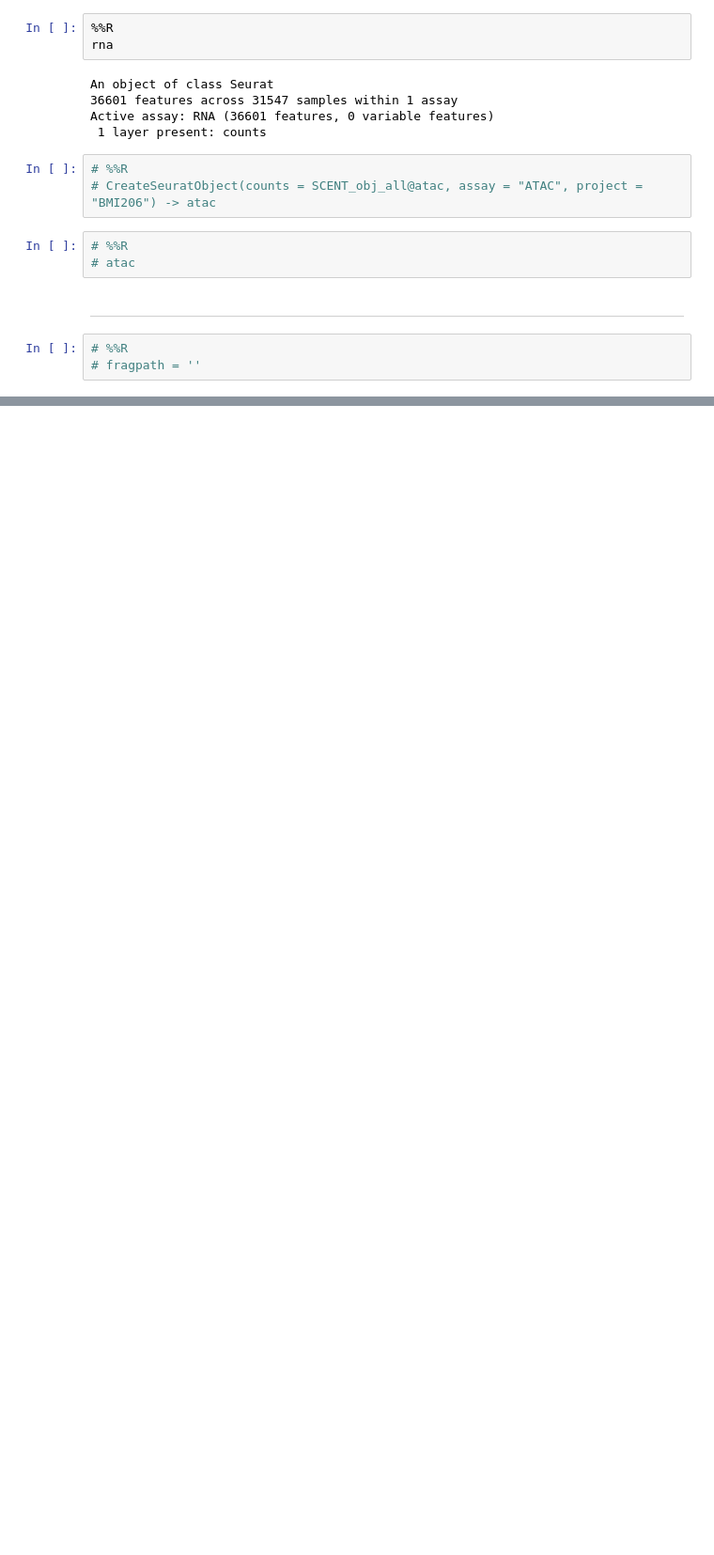
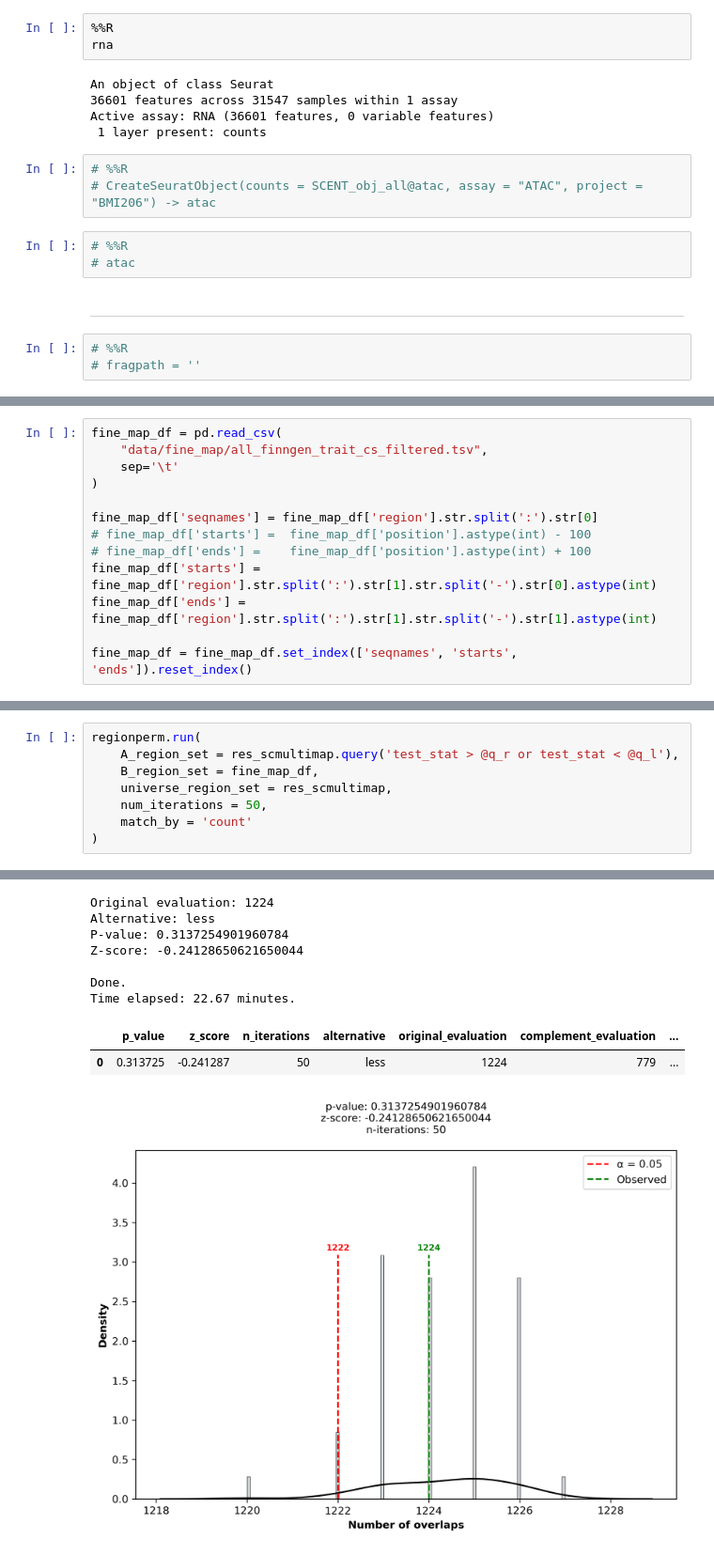
Before and after one commit to abearab/BMI-206-Class-Project, a Jupyter notebook: individual_abe.ipynb, the cells around one changed output, grey strips where cells are left out. Shown at 94% size. Saved outputs shown, nothing was run; the diff lists cells and outputs as text; blank space fills up the shorter version.

```diff
--- a/individual_abe.ipynb
+++ b/individual_abe.ipynb
@@ -144,0 +351,13 @@ I'm not sure why `pairs_df` is empty. I will try to debug it!
+# %%
+fine_map_df = pd.read_csv(
+    "data/fine_map/all_finngen_trait_cs_filtered.tsv",
+    sep='\t'
+)
+
+fine_map_df['seqnames'] = fine_map_df['region'].str.split(':').str[0]
+# fine_map_df['starts'] =  fine_map_df['position'].astype(int) - 100
+# fine_map_df['ends'] =    fine_map_df['position'].astype(int) + 100
+fine_map_df['starts'] =  fine_map_df['region'].str.split(':').str[1].str.split('-').str[0].astype(int)
+fine_map_df['ends'] =    fine_map_df['region'].str.split(':').str[1].str.split('-').str[1].astype(int)
+
+fine_map_df = fine_map_df.set_index(['seqnames', 'starts', 'ends']).reset_index()
@@ -144,0 +468,9 @@ I'm not sure why `pairs_df` is empty. I will try to debug it!
+# %%
+regionperm.run(
+    A_region_set = res_scmultimap.query('test_stat > @q_r or test_stat < @q_l'),
+    B_region_set = fine_map_df,
+    universe_region_set = res_scmultimap,
+    num_iterations = 50,
+    match_by = 'count'
+)
+# %% [output]
@@ -144,0 +486,10 @@ I'm not sure why `pairs_df` is empty. I will try to debug it!
+Original evaluation: 1224
+Alternative: less
+P-value: 0.3137254901960784
+Z-score: -0.24128650621650044
+
+Done.
+Time elapsed: 22.67 minutes.
+|  | p_value | z_score | n_iterations | alternative | original_evaluation | complement_evaluation | ... |
+| 0 | 0.313725 | -0.241287 | 50 | less | 1224 | 779 | ... |
+[figure, added]
```
Also changed, not shown: parts of 67 cells of this notebook.
